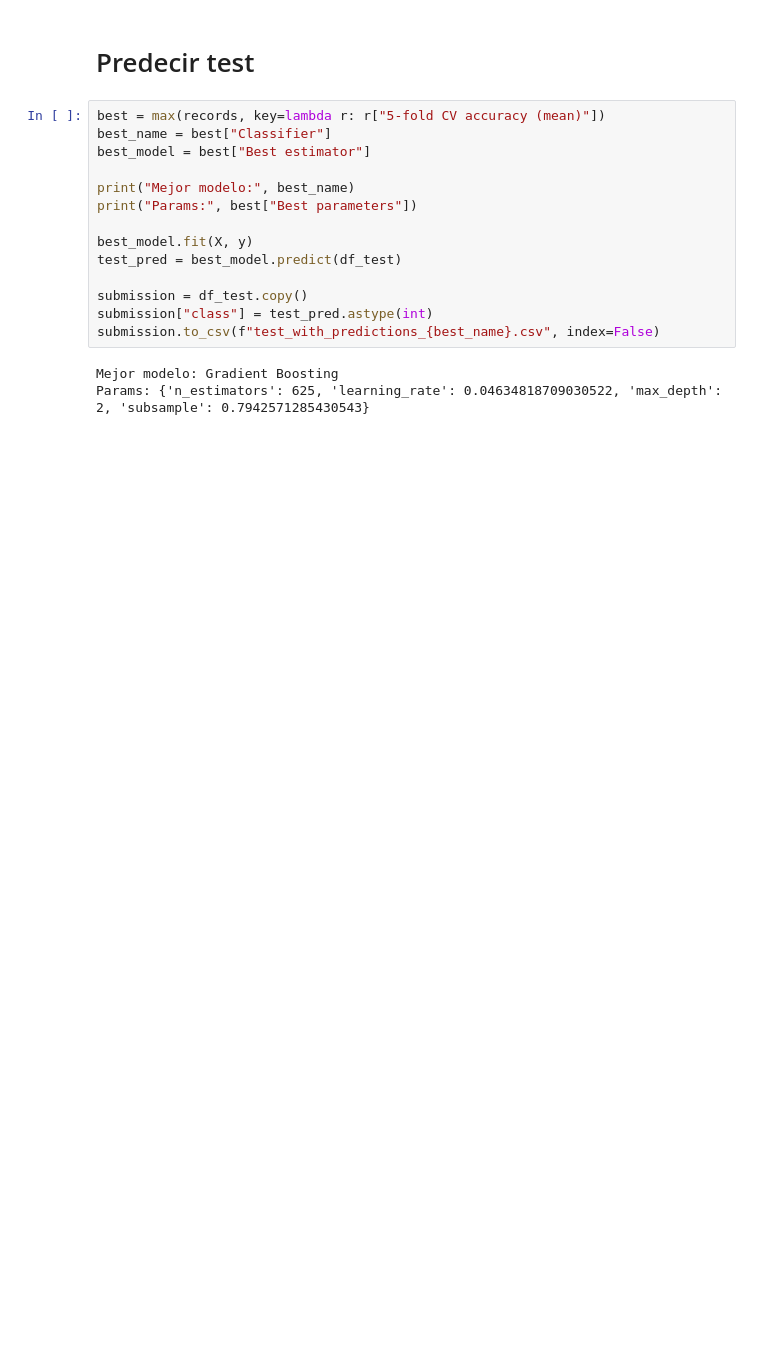
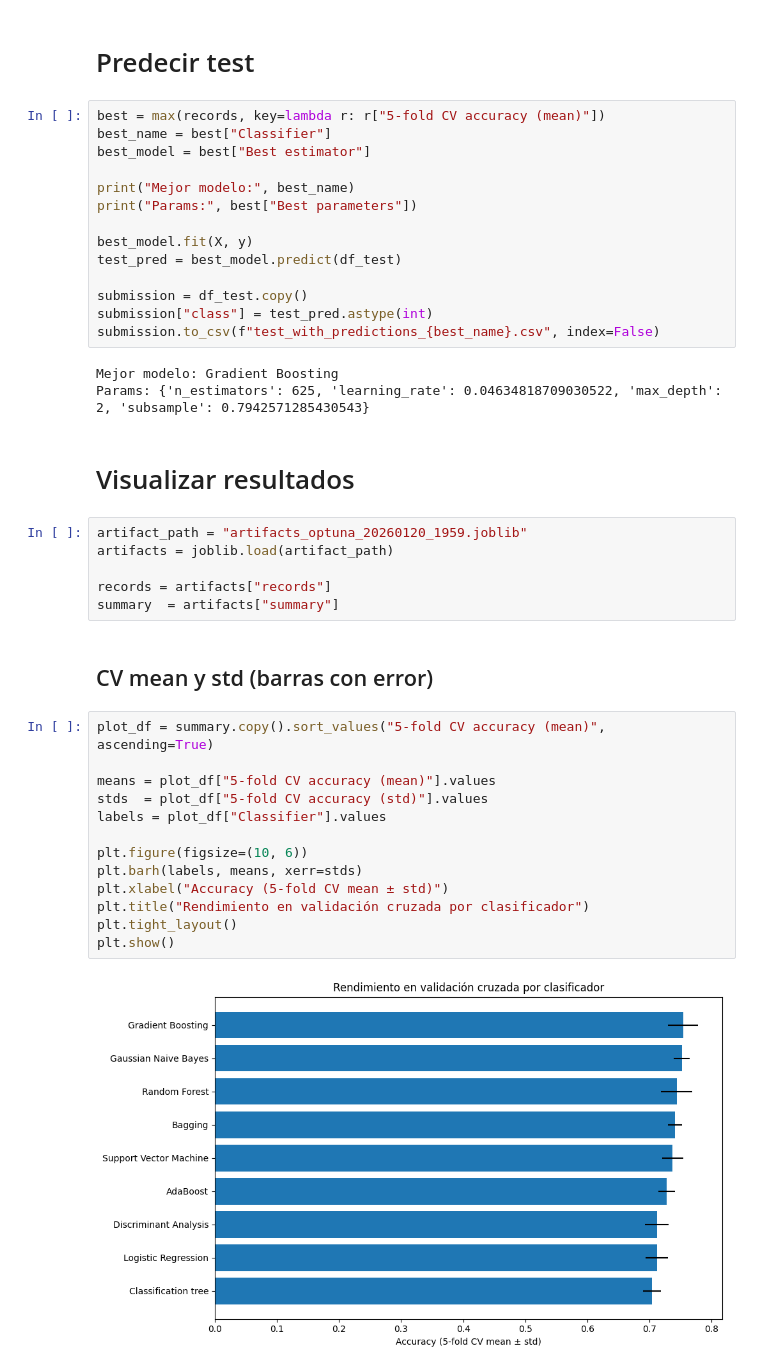
Before and after one commit to mayumar/Trabajo-Final-Supervisados, a Jupyter notebook: main.ipynb, the cells around one changed output. Cells and saved outputs as stored; diff of their text form; blank space fills up the shorter version.

```diff
--- a/main.ipynb
+++ b/main.ipynb
@@ -650,3 +686,28 @@ submission.to_csv(f"test_with_predictions_{best_name}.csv", index=False)
 # %% [output]
 Mejor modelo: Gradient Boosting
 Params: {'n_estimators': 625, 'learning_rate': 0.04634818709030522, 'max_depth': 2, 'subsample': 0.7942571285430543}
+# %% [markdown]
+# Visualizar resultados
+# %%
+artifact_path = "artifacts_optuna_20260120_1959.joblib"
+artifacts = joblib.load(artifact_path)
+
+records = artifacts["records"]
+summary  = artifacts["summary"]
+# %% [markdown]
+## CV mean y std (barras con error)
+# %%
+plot_df = summary.copy().sort_values("5-fold CV accuracy (mean)", ascending=True)
+
+means = plot_df["5-fold CV accuracy (mean)"].values
+stds  = plot_df["5-fold CV accuracy (std)"].values
+labels = plot_df["Classifier"].values
+
+plt.figure(figsize=(10, 6))
+plt.barh(labels, means, xerr=stds)
+plt.xlabel("Accuracy (5-fold CV mean ± std)")
+plt.title("Rendimiento en validación cruzada por clasificador")
+plt.tight_layout()
+plt.show()
+# %% [output]
+[figure, added]
```
Also changed, not shown: parts of 21 cells of this notebook, 1 other file.
